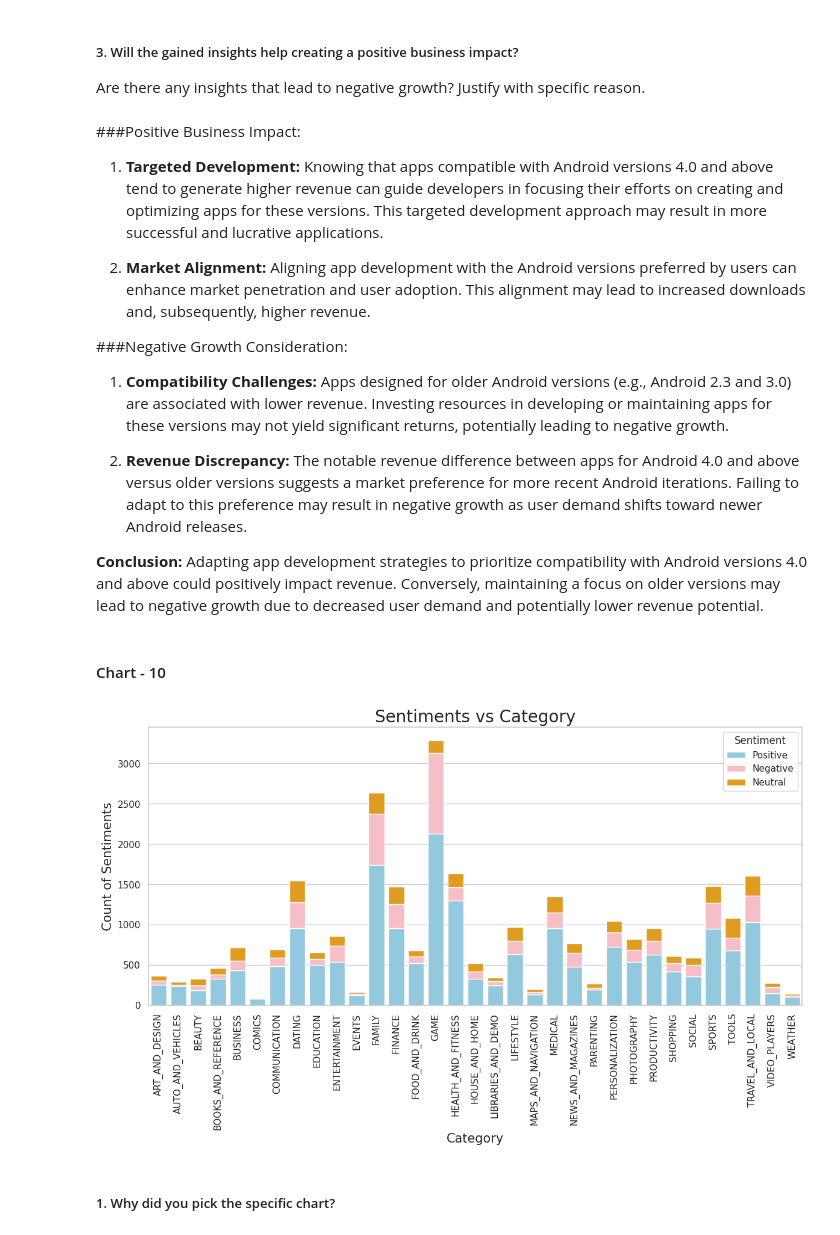
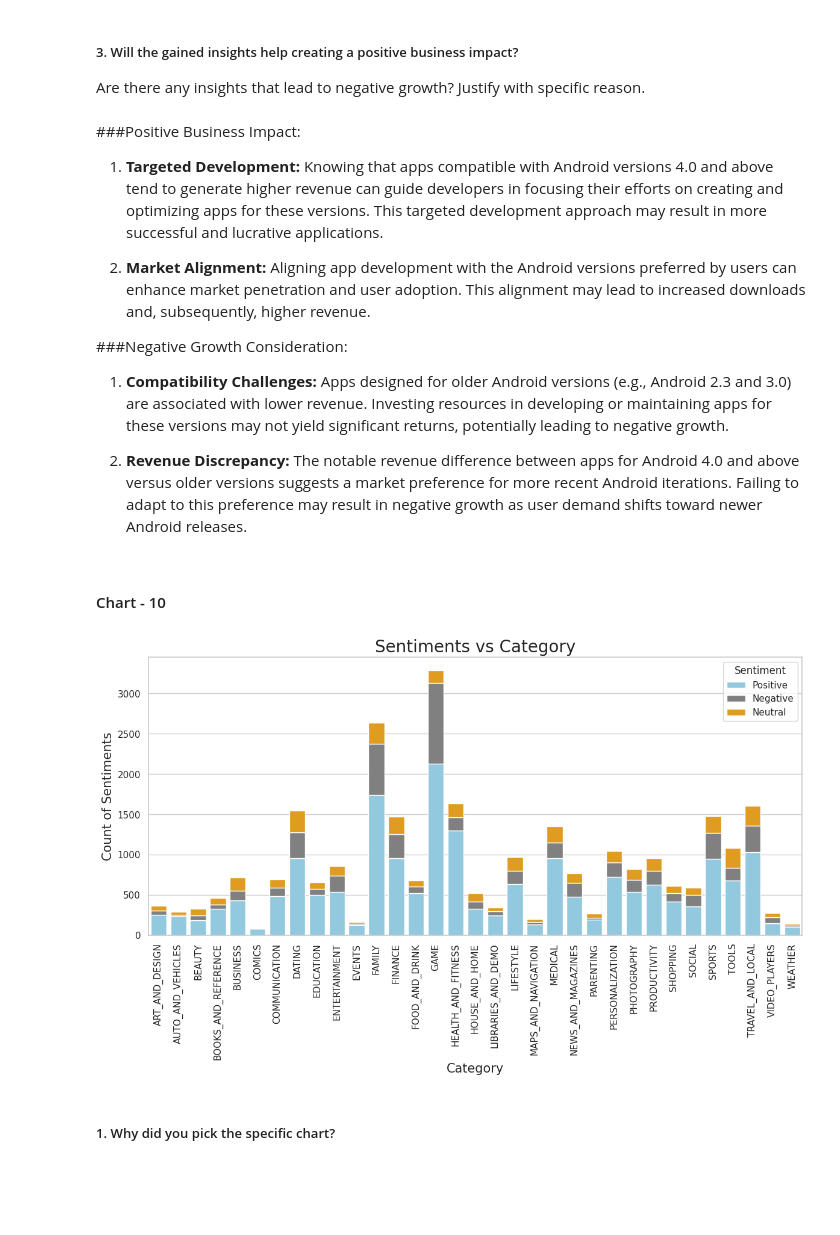
Before and after one commit to rohitpaul09/Play-Store-App-Review-Analysis, a Jupyter notebook: Play_Store_App_Review_Analysis.ipynb, the cells around one changed output. Saved outputs shown, nothing was run; the diff lists cells and outputs as text; code cells hidden in the pictures; blank space fills up the shorter version.

```diff
--- a/Play_Store_App_Review_Analysis.ipynb
+++ b/Play_Store_App_Review_Analysis.ipynb
@@ -1185,47 +1168,45 @@ Are there any insights that lead to negative growth? Justify with specific reaso
 1. **Compatibility Challenges:** Apps designed for older Android versions (e.g., Android 2.3 and 3.0) are associated with lower revenue. Investing resources in developing or maintaining apps for these versions may not yield significant returns, potentially leading to negative growth.
 
 2. **Revenue Discrepancy:** The notable revenue difference between apps for Android 4.0 and above versus older versions suggests a market preference for more recent Android iterations. Failing to adapt to this preference may result in negative growth as user demand shifts toward newer Android releases.
-
-**Conclusion:** Adapting app development strategies to prioritize compatibility with Android versions 4.0 and above could positively impact revenue. Conversely, maintaining a focus on older versions may lead to negative growth due to decreased user demand and potentially lower revenue potential.
 # %% [markdown]
 #### Chart - 10
 # %%
 # Chart - 10 visualization code
-# Correlation between Average Sentiment Polarity and App Ratings
+# Sentiment counts across categories.
 # Set style to 'whitegrid'
 sns.set(style='whitegrid')
 
 # Set the figure size
 plt.figure(figsize=(14, 6))
 
 # Merging the Play Store data with the User Reviews data
 merged_df = pd.merge(df_psdata, df_review, on='App', how='inner')
 
 # Calculating the average sentiment polarity for each app
 average_sentiment_polarity = merged_df.groupby('App')['Sentiment_Polarity'].mean()
 
 # Merging the average sentiment polarity back to the original play store dataframe
 play_store_sentiment_df = df_psdata.join(average_sentiment_polarity, on='App')
 
 # Count the number of sentiments for each category
 grouped_df = merged_df.groupby(['Category', 'Sentiment']).size().unstack()
 
 sns.barplot(data=grouped_df.reset_index(), x='Category', y='Positive', color='skyblue', label='Positive')
-sns.barplot(data=grouped_df.reset_index(), x='Category', y='Negative', color='lightpink', bottom=grouped_df['Positive'], label='Negative')
+sns.barplot(data=grouped_df.reset_index(), x='Category', y='Negative', color='gray', bottom=grouped_df['Positive'], label='Negative')
 sns.barplot(data=grouped_df.reset_index(), x='Category', y='Neutral', color='orange', bottom=grouped_df['Positive'] + grouped_df['Negative'], label='Neutral')
 
 # Adding labels and title
 plt.xlabel('Category',size=15)
 plt.xticks(rotation=90)
 plt.ylabel('Count of Sentiments',size=15)
 plt.title('Sentiments vs Category',size=20)
 
 # Adding legend
 plt.legend(title='Sentiment')
 
 # Displaying the plot
 plt.show()
 # %% [output]
-[figure, old version]
+[figure, new version]
 # %% [markdown]
 ##### 1. Why did you pick the specific chart?
```
Also changed, not shown: parts of 43 cells of this notebook.
